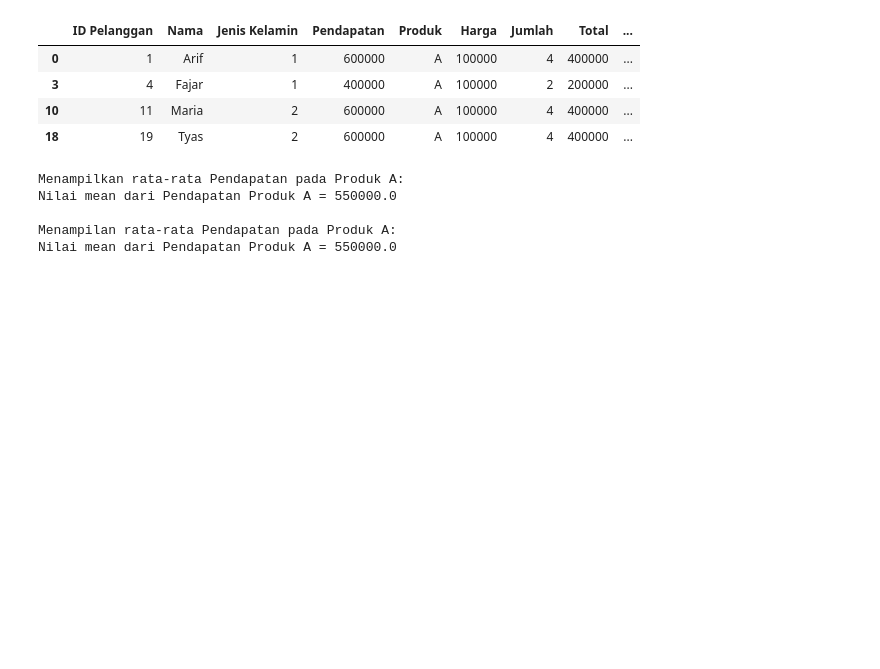
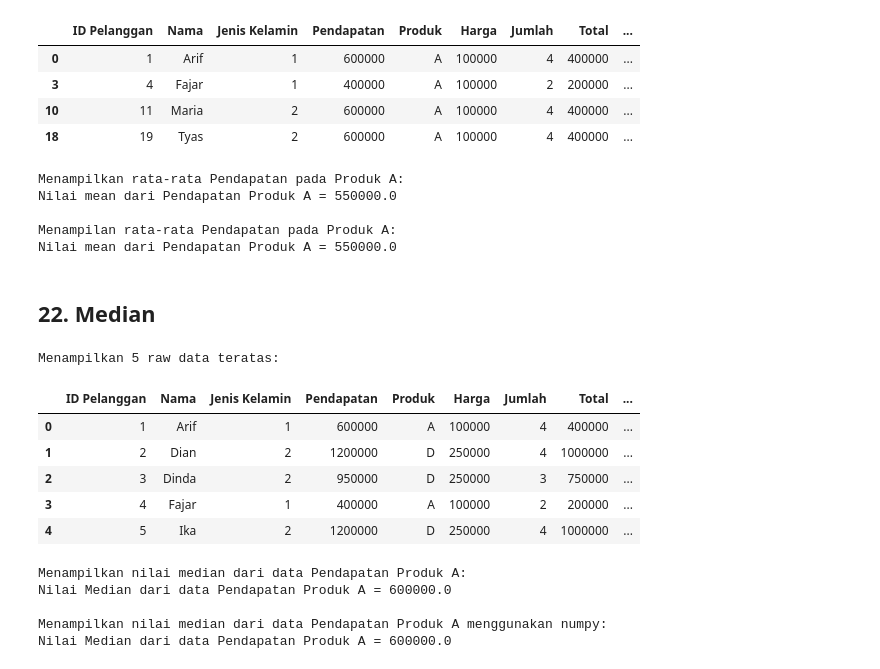
Before and after one commit to UsepSyaikalArifin/basic_machine_learning, a Jupyter notebook: statistic_using_python_for_data_science.ipynb, the cells around one changed output. Saved outputs shown, nothing was run; the diff lists cells and outputs as text; code cells hidden in the pictures; blank space fills up the shorter version.

Commit message:
Median

```diff
--- a/statistic_using_python_for_data_science.ipynb
+++ b/statistic_using_python_for_data_science.ipynb
@@ -568,3 +568,30 @@ Nilai mean dari Pendapatan Produk A = 550000.0
 
 Menampilan rata-rata Pendapatan pada Produk A:
 Nilai mean dari Pendapatan Produk A = 550000.0
+# %% [markdown]
+<h2>22. Median</h2>
+# %%
+# menampilkan raw data
+print(f"Menampilkan 5 raw data teratas: ")
+display(raw_data.head())
+
+# menghitung nilai median dari data Pendapatan Produk A
+print(f"\nMenampilkan nilai median dari data Pendapatan Produk A: ")
+print(f"Nilai Median dari data Pendapatan Produk A = {produk_A['Pendapatan'].median()}")
+
+# menghitung nilai media dari data Pendapatan Produk A
+print(f"\nMenampilkan nilai median dari data Pendapatan Produk A menggunakan numpy: ")
+print(f"Nilai Median dari data Pendapatan Produk A = {np.median(produk_A['Pendapatan'])}")
+# %% [output]
+Menampilkan 5 raw data teratas:
+|  | ID Pelanggan | Nama | Jenis Kelamin | Pendapatan | Produk | Harga | Jumlah | Total | ... |
+| 0 | 1 | Arif | 1 | 600000 | A | 100000 | 4 | 400000 | ... |
+| 1 | 2 | Dian | 2 | 1200000 | D | 250000 | 4 | 1000000 | ... |
+| 2 | 3 | Dinda | 2 | 950000 | D | 250000 | 3 | 750000 | ... |
+| 3 | 4 | Fajar | 1 | 400000 | A | 100000 | 2 | 200000 | ... |
+| 4 | 5 | Ika | 2 | 1200000 | D | 250000 | 4 | 1000000 | ... |
+Menampilkan nilai median dari data Pendapatan Produk A:
+Nilai Median dari data Pendapatan Produk A = 600000.0
+
+Menampilkan nilai median dari data Pendapatan Produk A menggunakan numpy:
+Nilai Median dari data Pendapatan Produk A = 600000.0
```
